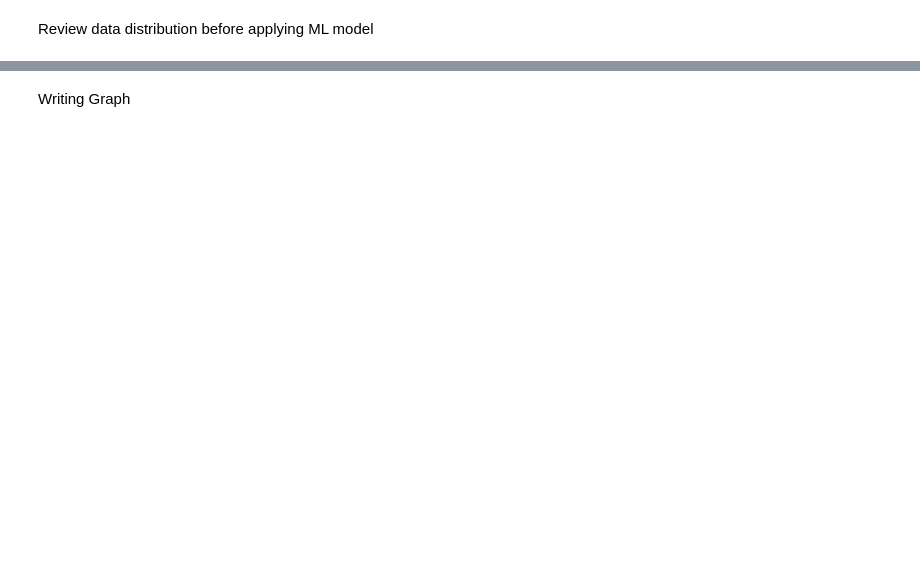
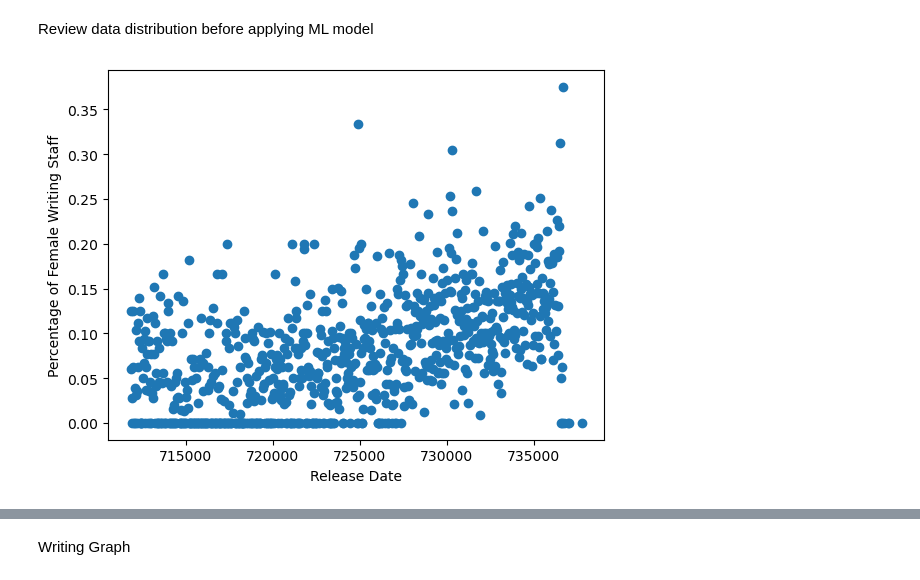
Before and after one commit to caseygomez/Female-Representation-In-The-Film-Industry, a Jupyter notebook: regression_by_dept.ipynb, the cells around one changed output, grey strips where cells are left out. Cells and saved outputs as stored; diff of their text form; code cells hidden in the pictures; blank space fills up the shorter version.

```diff
--- a/regression_by_dept.ipynb
+++ b/regression_by_dept.ipynb
@@ -296,0 +333,4 @@ writing_df.dtypes
+# %%
+# convert year_month column to datetime format
+writing_df['year_month'] = pd.to_datetime(writing_df['year_month'])
+writing_df.dtypes
@@ -296,0 +343,4 @@ writing_df.dtypes
+# %%
+# convert year_month to ordinal for ML
+writing_df['year_month']=writing_df['year_month'].map(dt.datetime.toordinal)
+writing_df.dtypes
@@ -297,2 +353,3 @@ writing_df.dtypes
 # %%
-writing_df = writing_df.groupby(['release_date'])['percent_female'].sum()
+writ_count = writing_df.groupby(['year_month'])['percent_female'].mean()
+writ_count
@@ -301,10 +372,10 @@ writing_df
 # %%
 # Change from series to df
-writing = writing_df.to_frame()
+writing = writ_count.to_frame()
 
 # Reset index  DO NOT RERUN
 # Reset index  DO NOT RERUN
-writing  = writing .rename_axis('release_date').reset_index()
+writing  = writing.rename_axis('year_month').reset_index()
 
 # Review df
 writing
@@ -312,9 +397,11 @@ writing
 Review data distribution before applying ML model
 # %%
 # Preview data
-plt.scatter(writing.release_date, writing.percent_female)
+plt.scatter(writing.year_month, writing.percent_female)
 plt.xlabel('Release Date')
 plt.ylabel('Percentage of Female Writing Staff')
 plt.show()
+# %% [output]
+[figure, added]
 # %%
 # Reshape values
```
Also changed, not shown: parts of 61 cells of this notebook.
